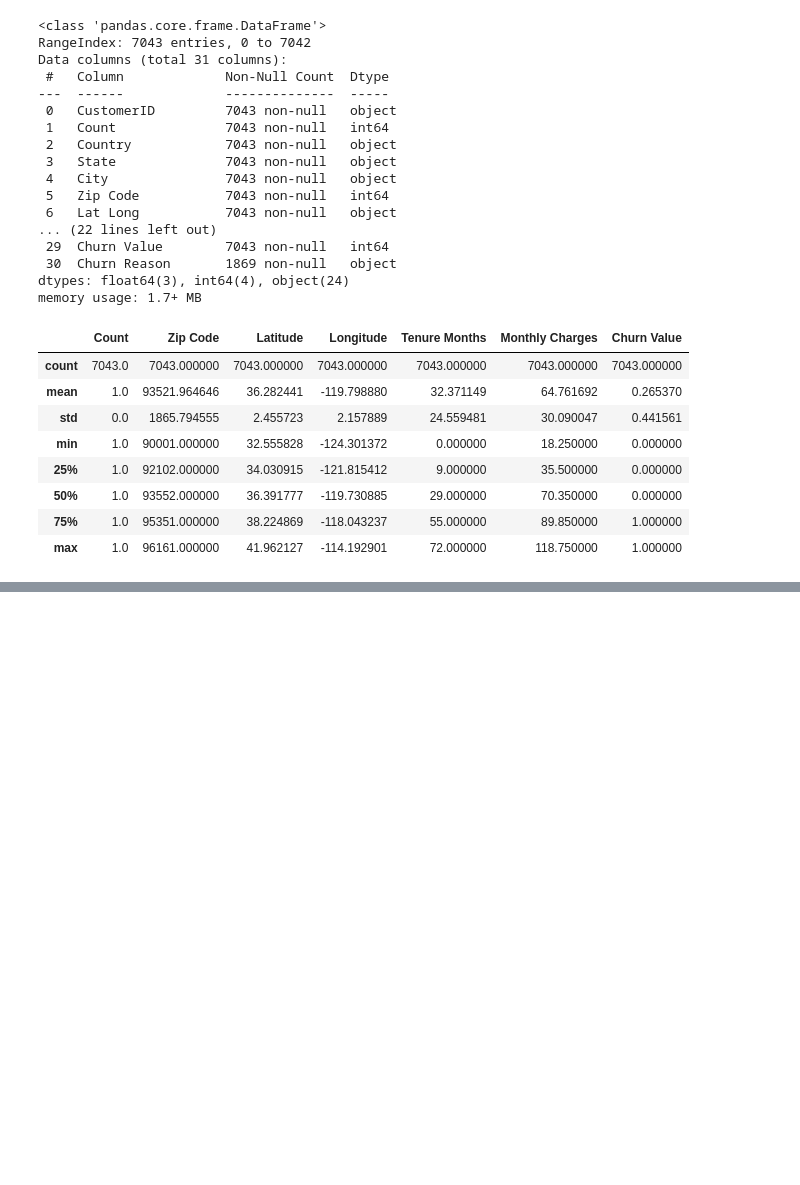
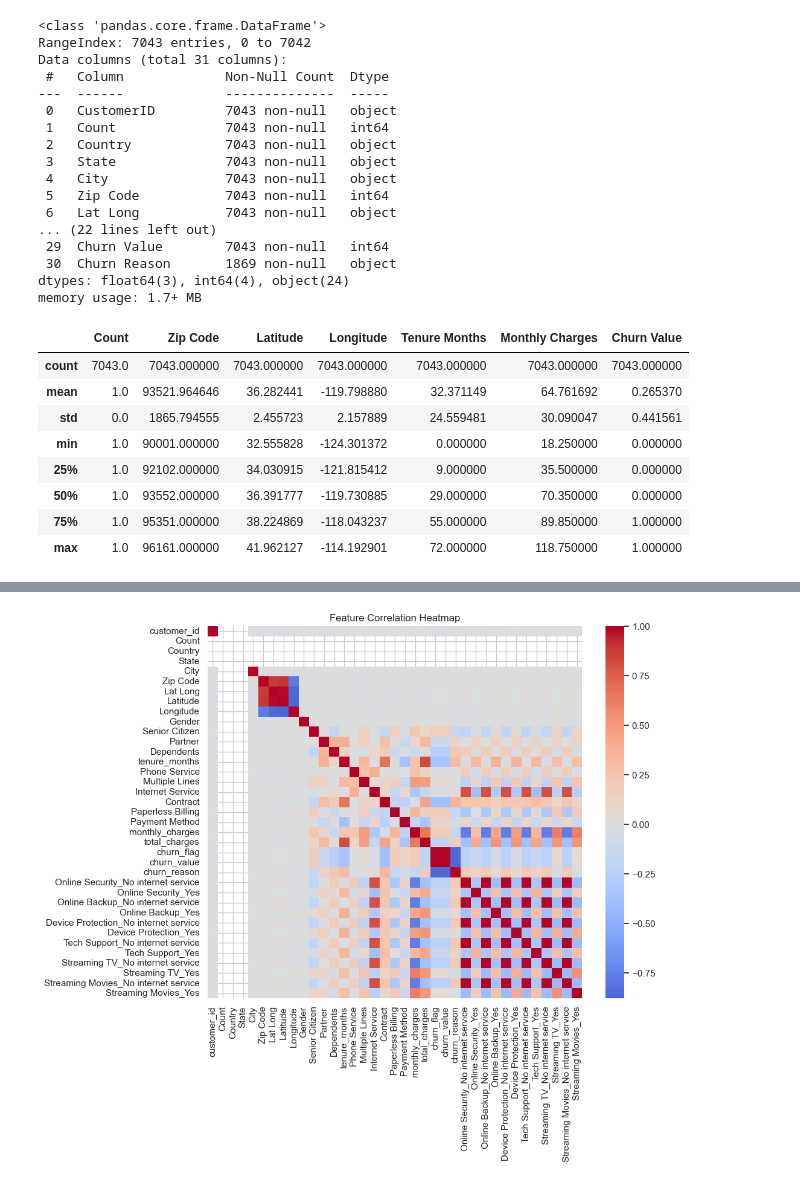
Before and after one commit to kirilvino/Swan-Project-Team-7, a Jupyter notebook: Swan Dan.ipynb, the cells around one changed output, grey strips where cells are left out. Saved outputs shown, nothing was run; the diff lists cells and outputs as text; code cells hidden in the pictures; blank space fills up the shorter version.

```diff
--- a/Swan Dan.ipynb
+++ b/Swan Dan.ipynb
@@ -82,0 +250,14 @@ For example, when doing 'df[col].method(value, inplace=True)', try using 'df.met
+# %%
+# Label encode any remaining object columns
+le = LabelEncoder()
+cat_cols = df.select_dtypes(include=['object']).columns
+for col in cat_cols:
+    df[col] = le.fit_transform(df[col].astype(str))
+
+# Correlation heatmap
+plt.figure(figsize=(10, 8))
+sns.heatmap(df.corr(numeric_only=True), cmap='coolwarm', center=0)
+plt.title("Feature Correlation Heatmap")
+plt.show()
+# %% [output]
+[figure, added]
```
Also changed, not shown: parts of 10 cells of this notebook.
